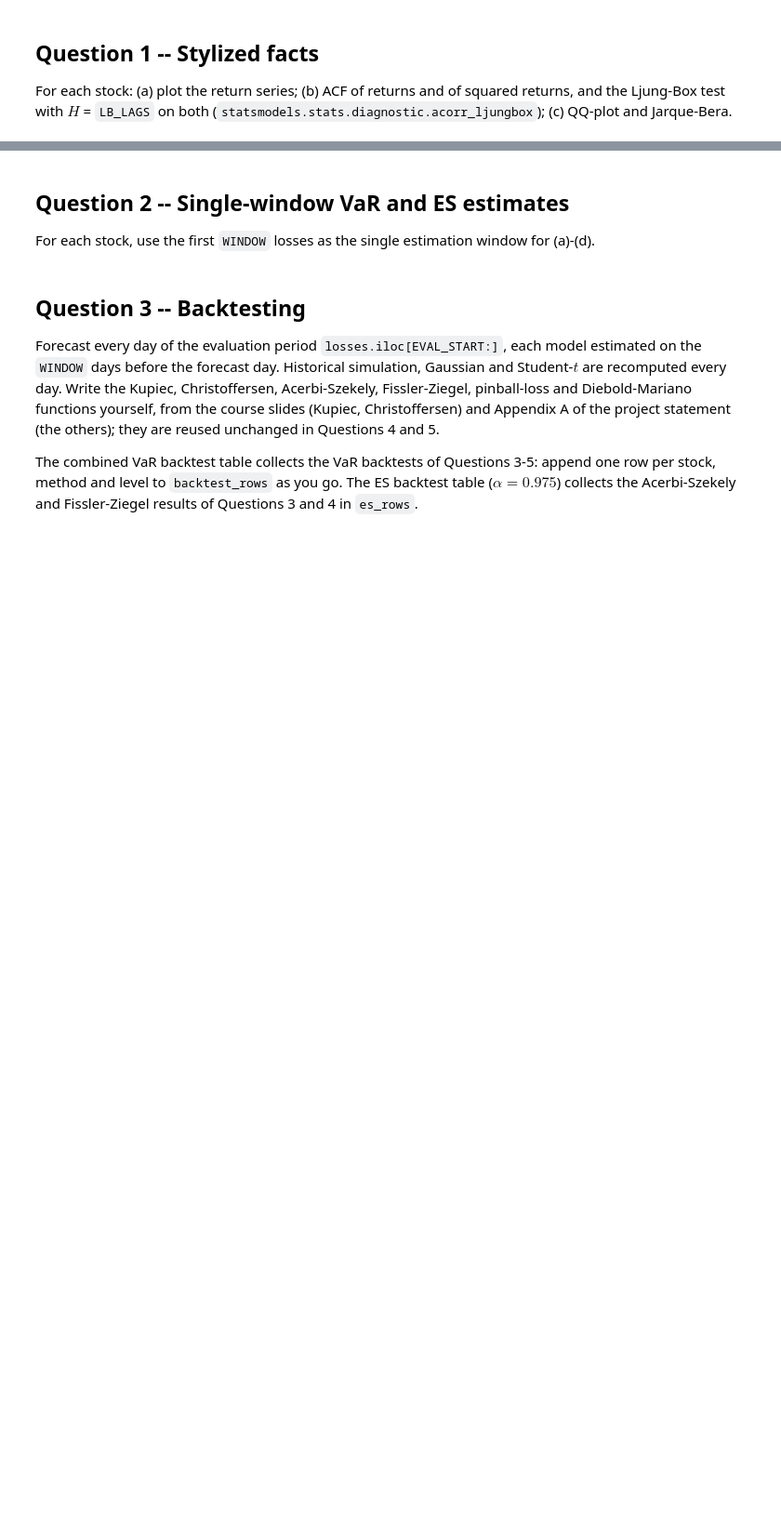
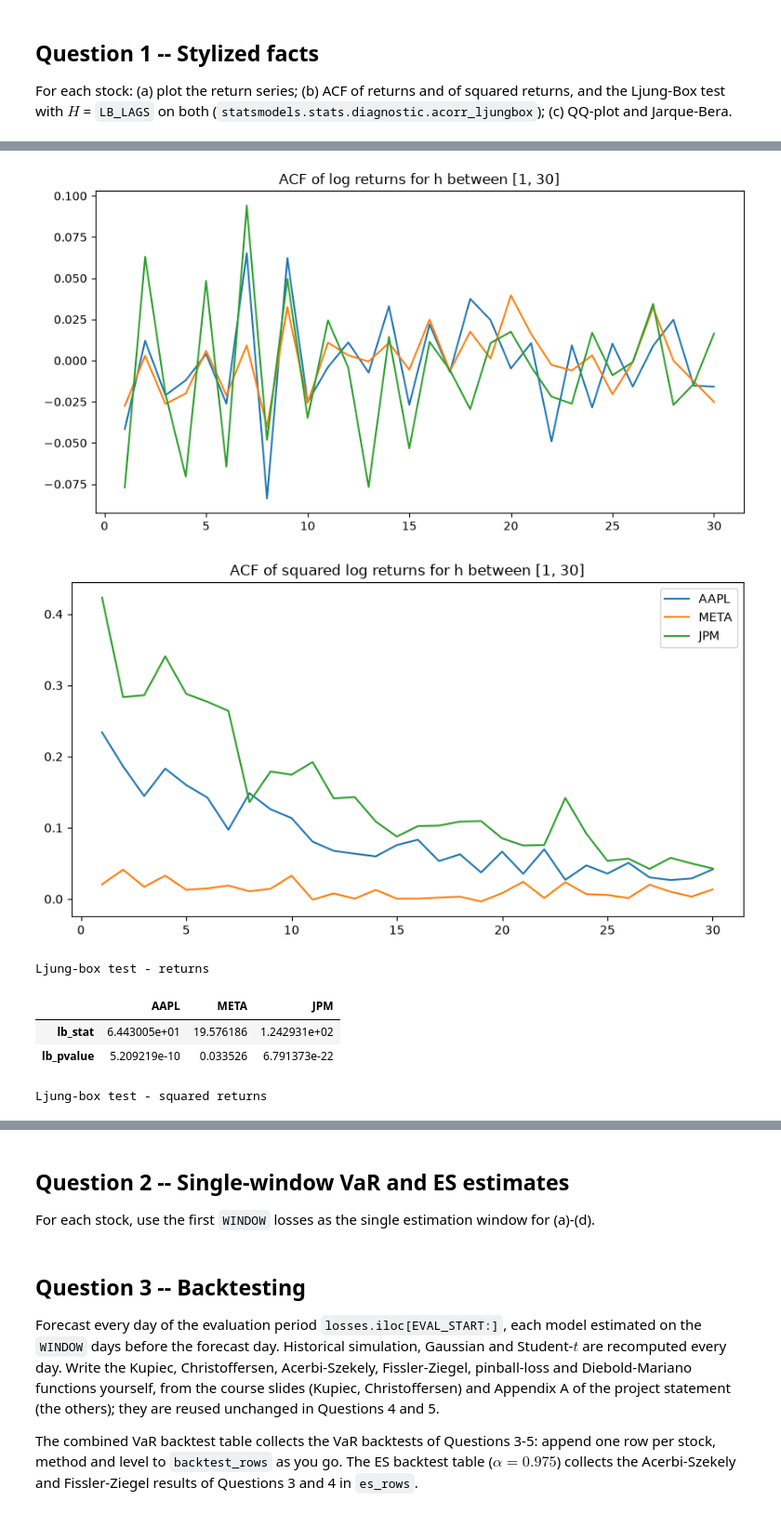
Before and after one commit to RomainFast121/quant-risk-project, a Jupyter notebook: Project_template.ipynb, the cells around one changed output, grey strips where cells are left out. Shown at 93% size. Saved outputs shown, nothing was run; the diff lists cells and outputs as text; code cells hidden in the pictures; blank space fills up the shorter version.

```diff
--- a/Project_template.ipynb
+++ b/Project_template.ipynb
@@ -70,0 +113,80 @@ Ljung-Box test with $H$ = `LB_LAGS` on both (`statsmodels.stats.diagnostic.acorr
+# %%
+# (b)
+# We use the statsmodels acf and acorr_ljungbox methods
+from statsmodels.tsa.stattools import acf
+from statsmodels.stats.diagnostic import acorr_ljungbox
+
+# Dict to store ACF values as well as qstat
+ACF = {
+
+}
+
+ljung = {
+
+}
+
+ljung_squared = {
+
+}
+
+for elem in returns:
+    ret = returns[elem]
+    ret_2 = returns[elem] ** 2
+
+    # Ljung-box test
+    lj1 = acorr_ljungbox(ret, lags=[10])
+    lj2 = acorr_ljungbox(ret_2, lags=[10])
+    ljung[elem] = lj1.values.reshape(-1, )
+    ljung_squared[elem] = lj2.values.reshape(-1, )
+
+    # acf returns an object on which following method can be used :
+    # acf_object.qstat
+    # acf_object.acf
+
+    acf_ret = acf(ret, qstat = True, nlags = 30, result_object = True)
+    acf_ret_2 = acf(ret_2, qstat = True, nlags = 30, result_object = True)
+
+    ACF[elem] = [acf_ret, acf_ret_2]
+
+# We now plot the acf values for log returns
+fig1, ax1 = plt.subplots(figsize=(10, 5))
+fig2, ax2 = plt.subplots(figsize=(10, 5))
+for name, value in ACF.items():
+
+    # Get Y data
+    val1 = value[0].acf
+    val2 = value[1].acf
+
+    # Get X data
+    h = np.arange(1, 31, 1)
+
+    # plot
+    ax1.plot(h, val1[1:], label = name)
+    ax2.plot(h, val2[1:], label = name)
+
+
+
+ax1.set(
+    title = 'ACF of log returns for h between [1, 30]'
+)
+ax2.set(
+    title = 'ACF of squared log returns for h between [1, 30]'
+)
+
+plt.legend()
+plt.show()
+
+# Display Ljung-Box test
+
+print('Ljung-box test - returns')
+display(pd.DataFrame(ljung, index=['lb_stat', 'lb_pvalue']))
+print('Ljung-box test - squared returns')
+display(pd.DataFrame(ljung_squared, index=['lb_stat', 'lb_pvalue']))
+# %% [output]
+[figure, added]
+[figure, added]
+Ljung-box test - returns
+|  | AAPL | META | JPM |
+| lb_stat | 6.443005e+01 | 19.576186 | 1.242931e+02 |
+| lb_pvalue | 5.209219e-10 | 0.033526 | 6.791373e-22 |
+Ljung-box test - squared returns
```
Also changed, not shown: parts of 10 cells of this notebook.
